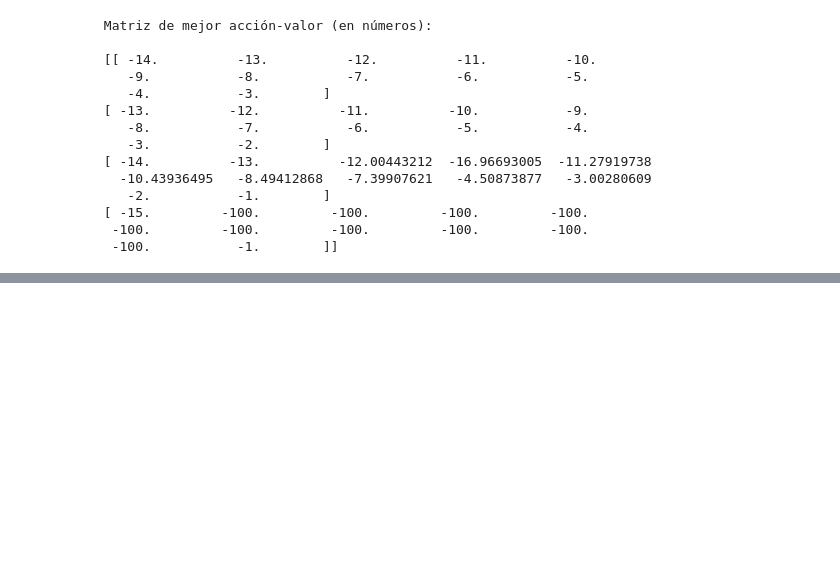
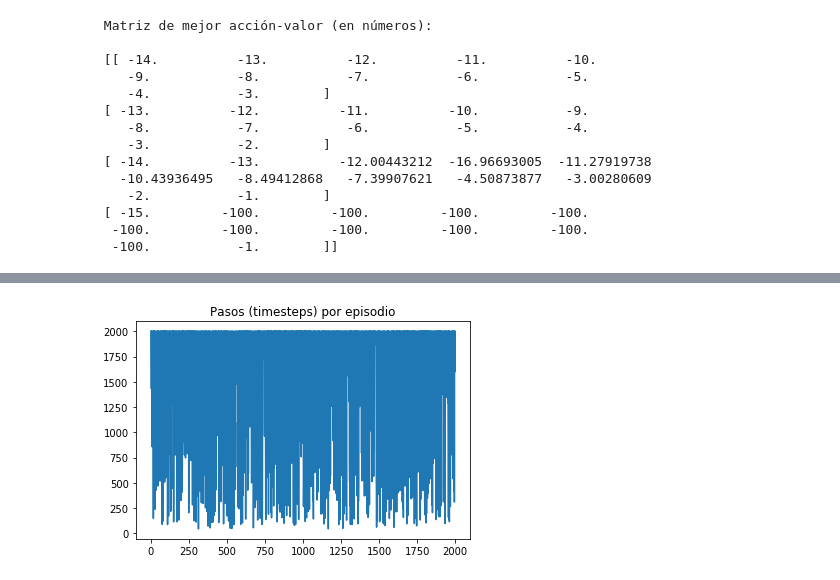
Before and after one commit to JTarletta/Diplodatos, a Jupyter notebook: RL/lab_1_intro_rl_Resolu.ipynb, the cells around one changed output, grey strips where cells are left out. Cells and saved outputs as stored; diff of their text form; code cells hidden in the pictures; blank space fills up the shorter version.

```diff
--- a/RL/lab_1_intro_rl_Resolu.ipynb
+++ b/RL/lab_1_intro_rl_Resolu.ipynb
@@ -544,0 +686,4 @@ draw_value_matrix(q)
+# %%
+plot_steps_per_episode(timesteps_ep)
+# %% [output]
+[figure, added]
```
Also changed, not shown: parts of 12 cells of this notebook.
